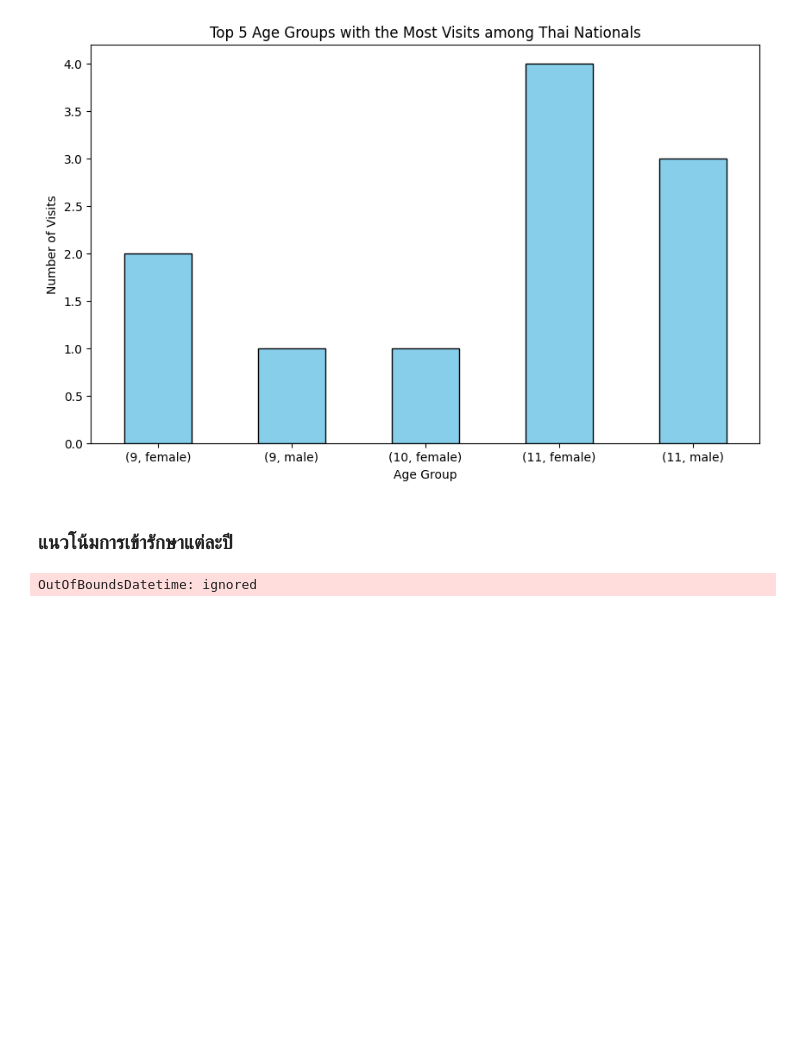
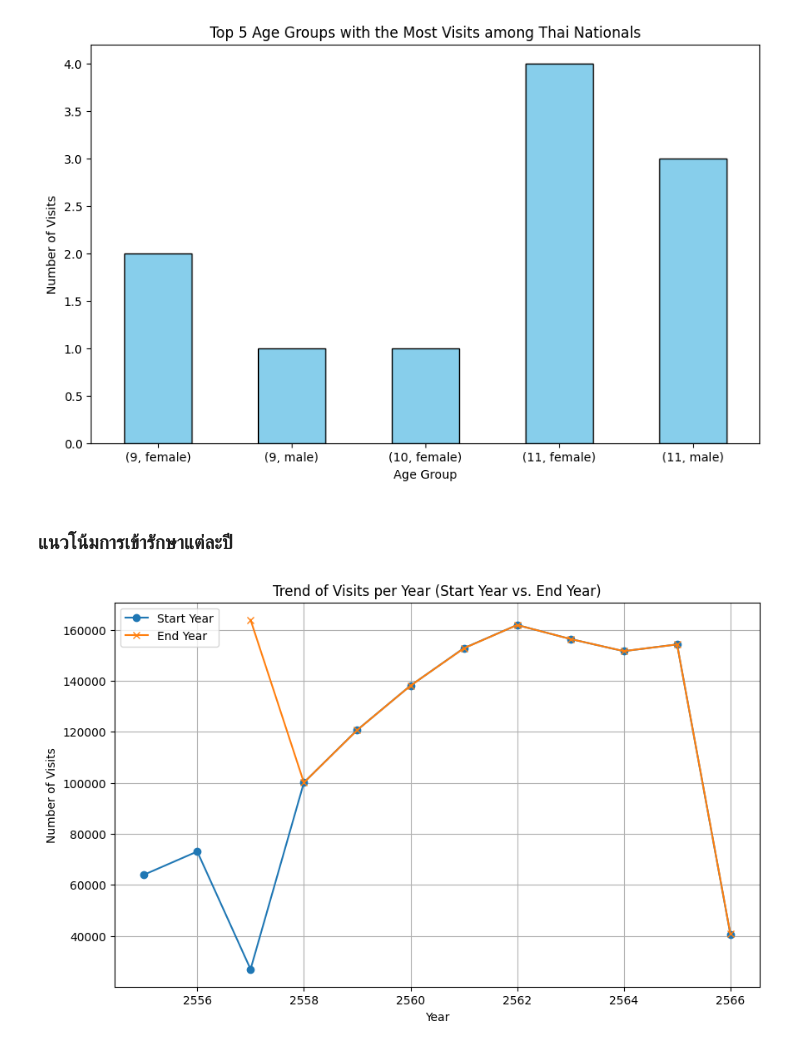
Before and after one commit to qmcnn/Data-Mining, a Jupyter notebook: Project_Mining.ipynb, the cells around one changed output. Drawn from its saved outputs; the diff is of its cells as text; code cells hidden in the pictures; blank space fills up the shorter version.

```diff
--- a/Project_Mining.ipynb
+++ b/Project_Mining.ipynb
@@ -375,22 +372,27 @@ plt.show()
+# %%
+# ดึงปีออกมาจากคอลัมน์ StartDTTM และ EndDttm
+visit['Start_Year'] = visit['StartDTTM'].str[:4].astype(int)
+visit['End_Year'] = visit['EndDttm'].str[:4].astype(int)
 # %%
-# แปลงคอลัมน์ StartDTTM และ EndDttm เป็นรูปแบบของวันที่
-visit['StartDTTM'] = pd.to_datetime(visit['StartDTTM'])
-visit['EndDttm'] = pd.to_datetime(visit['EndDttm'])
-
-# สร้างคอลัมน์ใหม่ "Year" เพื่อเก็บข้อมูลปีที่เข้ารักษา
-visit['Year'] = visit['StartDTTM'].dt.year
+# ตรวจสอบแถวที่มีค่า 3106 ในคอลัมน์ 'EndDttm' และลบแถวที่มีค่านี้
+visit = visit[visit['End_Year'] != 3106]
 
 # นับจำนวนการเข้ารักษาในแต่ละปี
-visits_per_year = visit['Year'].value_counts().sort_index()
+visits_per_start_year = visit['Start_Year'].value_counts().sort_index()
+visits_per_end_year = visit['End_Year'].value_counts().sort_index()
 
-# สร้างแผนภูมิเส้นแนวนอน
+
+
+
+# สร้างแผนภูมิเส้นเพื่อแสดงแนวโน้มการเข้ารักษาแต่ละปี
 plt.figure(figsize=(10, 6))
-visits_per_year.plot(kind='line', marker='o', color='skyblue')
-plt.title('Trend of Visits per Year')
+plt.plot(visits_per_start_year, marker='o', label='Start Year')
+plt.plot(visits_per_end_year, marker='x', label='End Year')
+plt.title('Trend of Visits per Year (Start Year vs. End Year)')
 plt.xlabel('Year')
 plt.ylabel('Number of Visits')
-plt.xticks(visits_per_year.index)
+plt.legend()
 plt.grid(True)
 plt.show()
 # %% [output]
-OutOfBoundsDatetime: ignored
+[figure, added]
```
Also changed, not shown: parts of 3 cells of this notebook.
